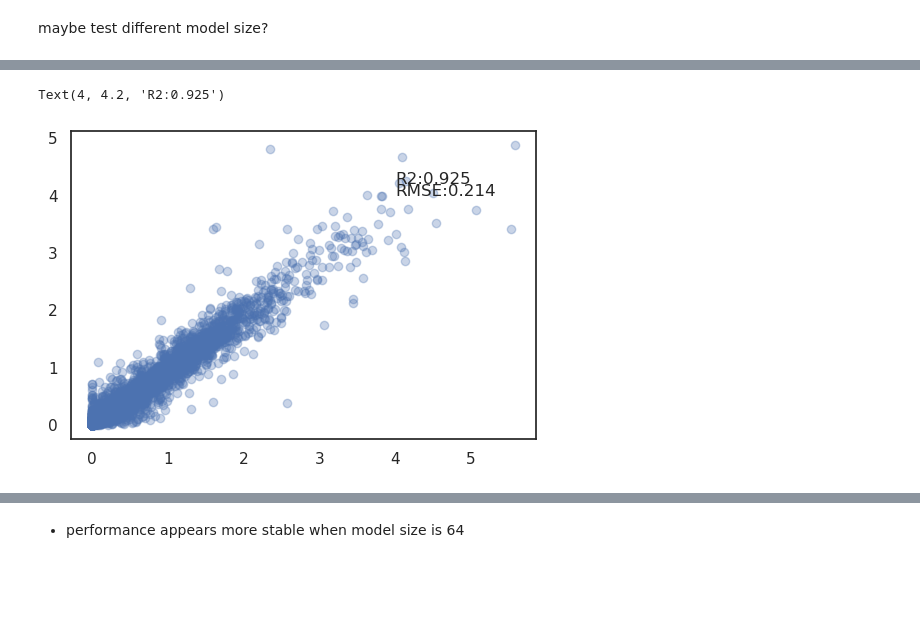
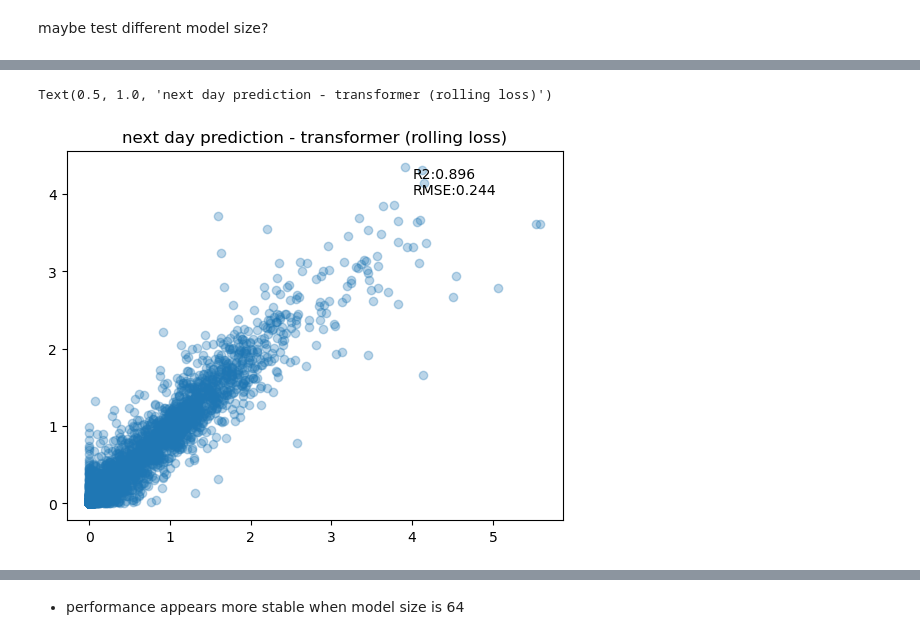
Before and after one commit to PinaColadast/eth-capstone-treewater-deficit, a Jupyter notebook: 04_Transformer_training_rolling_loss.ipynb, the cells around one changed output, grey strips where cells are left out. Drawn from its saved outputs; the diff is of its cells as text; code cells hidden in the pictures; blank space fills up the shorter version.

Commit message:
results of rolling loss training Transformer

```diff
--- a/04_Transformer_training_rolling_loss.ipynb
+++ b/04_Transformer_training_rolling_loss.ipynb
@@ -741,7 +741,7 @@ model_best = EncoderOnlyForecast(
     n_day=train_day_feat_X_at.shape[1],
     n_static=train_static_X_ts_at.shape[1],
     T=lag_n,
-    d_model=64, # embedding dimension
+    d_model=32, # embedding dimension
     nhead=4, # number of attention heads
     num_layers=3, # number of transformer layers
     dim_feedforward=32, # dimension of feedforward network,
@@ -752,10 +752,10 @@ model_best.load_state_dict(torch.load(model_path))
 preds = []
 actuals = []
 with torch.no_grad():
-    for i, (X_dyn_val, X_day_val, X_static_val, vlabels) in enumerate(val_loader):
+    for i, (X_dyn_val, X_day_val, X_static_val, vlabels, vindexes) in enumerate(val_loader):
         voutputs = model_best(X_dyn_val.to(device), X_day_val.to(device), X_static_val.to(device))
         preds.append(voutputs.cpu().numpy().flatten())
-        actuals.append(vlabels.cpu().numpy().flatten())
+        actuals.append(vlabels.cpu().numpy()[:,0].flatten())
 
 preds = np.concatenate(preds)
 actuals = np.concatenate(actuals)
@@ -772,14 +772,15 @@ plt.show()
 # %%
 # next day prediction performance
 rmse = root_mean_squared_error(utils.clip_and_inverse_log2_transform(actuals), utils.clip_and_inverse_log2_transform(preds))
 r2 = r2_score(utils.clip_and_inverse_log2_transform(actuals), utils.clip_and_inverse_log2_transform(preds))
 
 plt.scatter(utils.clip_and_inverse_log2_transform(actuals), utils.clip_and_inverse_log2_transform(preds), alpha=0.3)
-plt.text(x=4, y = 4, s = f"RMSE:{rmse_at:.3f}")
-plt.text(x= 4, y = 4.2, s=f"R2:{r2_at:.3f}")
+plt.text(x=4, y = 4, s = f"RMSE:{rmse:.3f}")
+plt.text(x= 4, y = 4.2, s=f"R2:{r2:.3f}")
+plt.title("next day prediction - transformer (rolling loss)")
 # %% [output]
-Text(4, 4.2, 'R2:0.925')
+Text(0.5, 1.0, 'next day prediction - transformer (rolling loss)')
-[figure, old version]
+[figure, new version]
 # %%
 y_pred_val_at, y_val_at = utils.compute_recursive_predictions_fast_torch(model_best.to(device), val_df_at, feature_window_size=lag_n,
 label_window_size=1, shift=1, config=config, batch_size=128)
```
Also changed, not shown: parts of 4 cells of this notebook.
